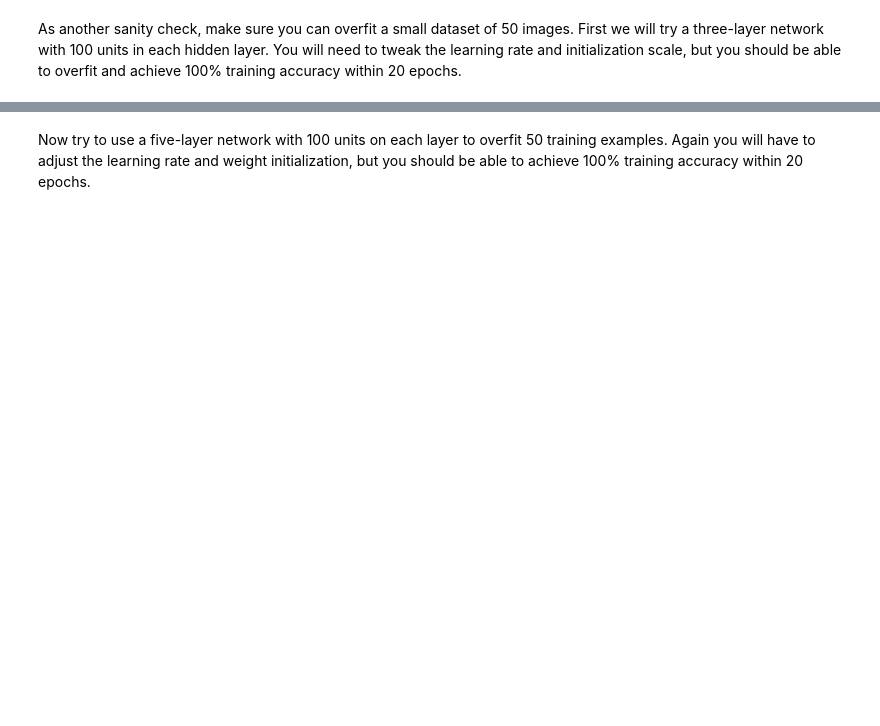
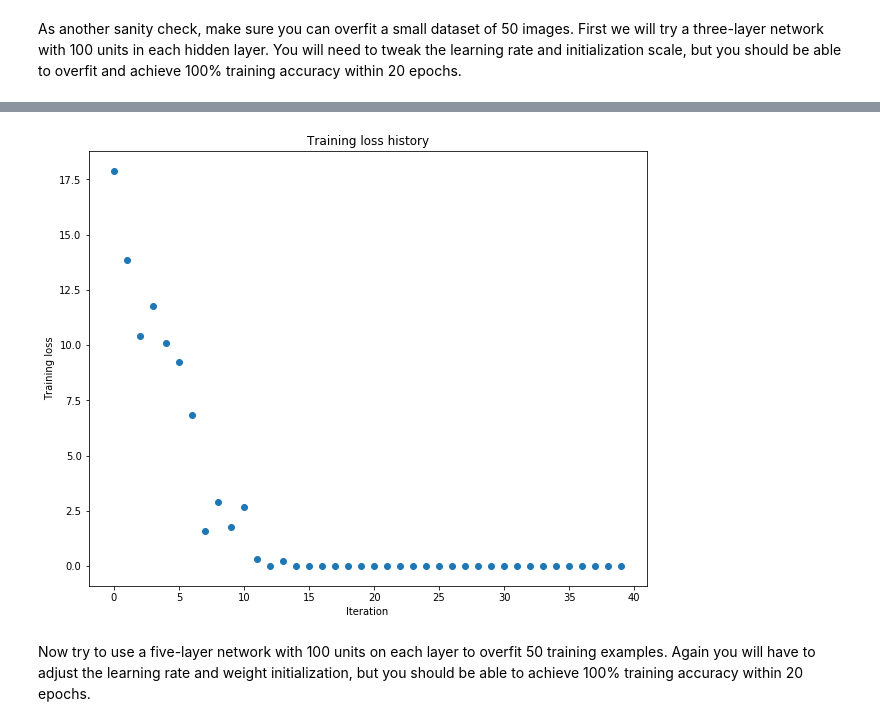
Before and after one commit to KellerJordan/Convolutional-Neural-Networks-for-Visual-Recognition, a Jupyter notebook: assignment2/FullyConnectedNets.ipynb, the cells around one changed output, grey strips where cells are left out. Drawn from its saved outputs; the diff is of its cells as text; code cells hidden in the pictures; blank space fills up the shorter version.

```diff
--- a/assignment2/FullyConnectedNets.ipynb
+++ b/assignment2/FullyConnectedNets.ipynb
@@ -419,8 +424,8 @@ small_data = {
   'y_val': data['y_val'],
 }
 
-weight_scale = 1e-2
-learning_rate = 1e-4
+weight_scale = .5e-1
+learning_rate = 1e-3
 model = FullyConnectedNet([100, 100],
               weight_scale=weight_scale, dtype=np.float64)
 solver = Solver(model, small_data,
@@ -437,3 +442,4 @@ plt.title('Training loss history')
 plt.xlabel('Iteration')
 plt.ylabel('Training loss')
 plt.show()
+# %% [output]
@@ -440,3 +463,4 @@ plt.show()
+[figure, added]
 # %% [markdown]
 Now try to use a five-layer network with 100 units on each layer to overfit 50 training examples. Again you will have to adjust the learning rate and weight initialization, but you should be able to achieve 100% training accuracy within 20 epochs.
 # %%
```
Also changed, not shown: parts of 8 cells of this notebook, 1 other file.
